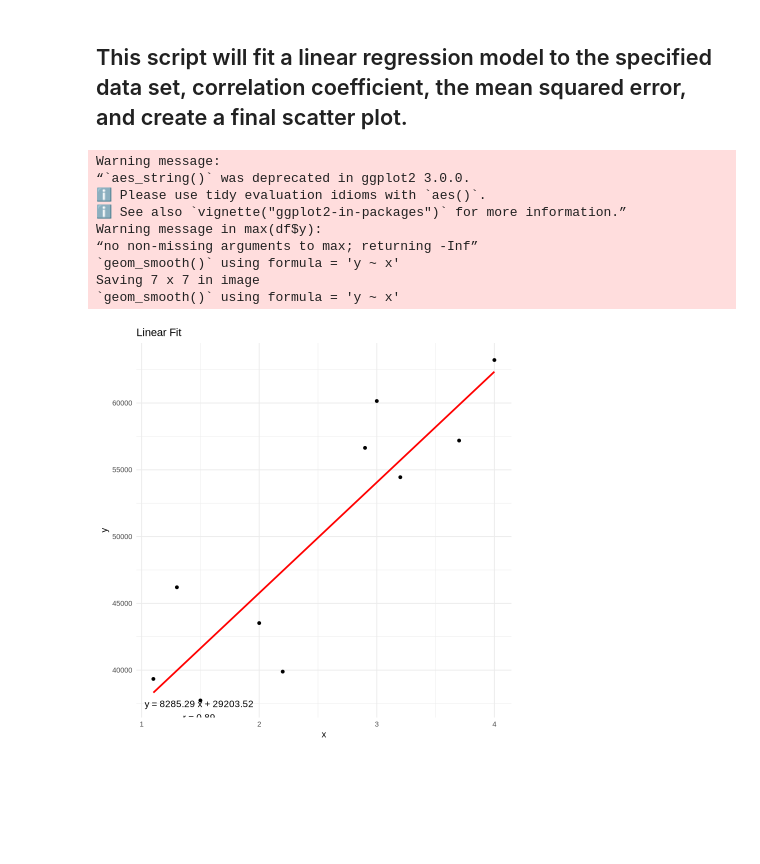
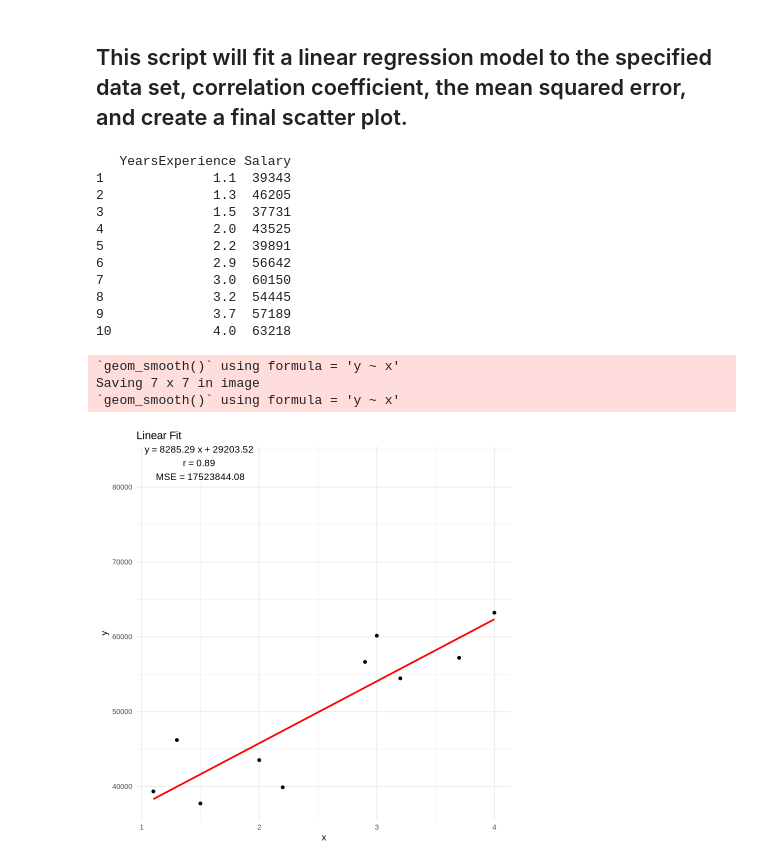
Before and after one commit to s-lenz/linear-regression-jupyter, a Jupyter notebook: assignment 3/better_reg_r.ipynb, the cells around one changed output. Cells and saved outputs as stored; diff of their text form; code cells hidden in the pictures; blank space fills up the shorter version.

Commit message:
fixed R scripts again for better plotting

```diff
--- a/assignment 3/better_reg_r.ipynb
+++ b/assignment 3/better_reg_r.ipynb
@@ -11,6 +11,19 @@ y <- "Salary"
 # %%
 # Read in the data
 df <- read.csv(filename)
+print(df)
+# %% [output]
+   YearsExperience Salary
+1              1.1  39343
+2              1.3  46205
+3              1.5  37731
+4              2.0  43525
+5              2.2  39891
+6              2.9  56642
+7              3.0  60150
+8              3.2  54445
+9              3.7  57189
+10             4.0  63218
 # %%
 # Fit model to data
 model <- lm(as.formula(paste(y, "~", x)), data = df)
@@ -22,24 +35,18 @@ mse <- mean((df[[y]] - pred)^2)
 # %%
 # Plot the data
 ggplot(df, aes_string(x = x, y = y)) +
   geom_point() +
   geom_smooth(method = "lm", se = FALSE, color = "red") +
-  annotate("text", x = 1.5, y = max(df$y) - 0.5,
+  annotate("text", x = 1.5, y = max(df[[y]] +20000),
            label = paste("y =", round(slope, 2), "x +", round(intercept, 2),
                          "\nr =", round(r, 2), "\nMSE =", round(mse, 2)),
            size = 4) +
   labs(title = "Linear Fit",
        x = "x", y = "y") +
   theme_minimal()
 ggsave("regression_plot_r.png")
 # %% [output]
-Warning message:
-“`aes_string()` was deprecated in ggplot2 3.0.0.
-ℹ Please use tidy evaluation idioms with `aes()`.
-ℹ See also `vignette("ggplot2-in-packages")` for more information.”
-Warning message in max(df$y):
-“no non-missing arguments to max; returning -Inf”
 `geom_smooth()` using formula = 'y ~ x'
 Saving 7 x 7 in image
 `geom_smooth()` using formula = 'y ~ x'
-[figure, old version]
+[figure, new version]
```
Also changed, not shown: 1 other file.
